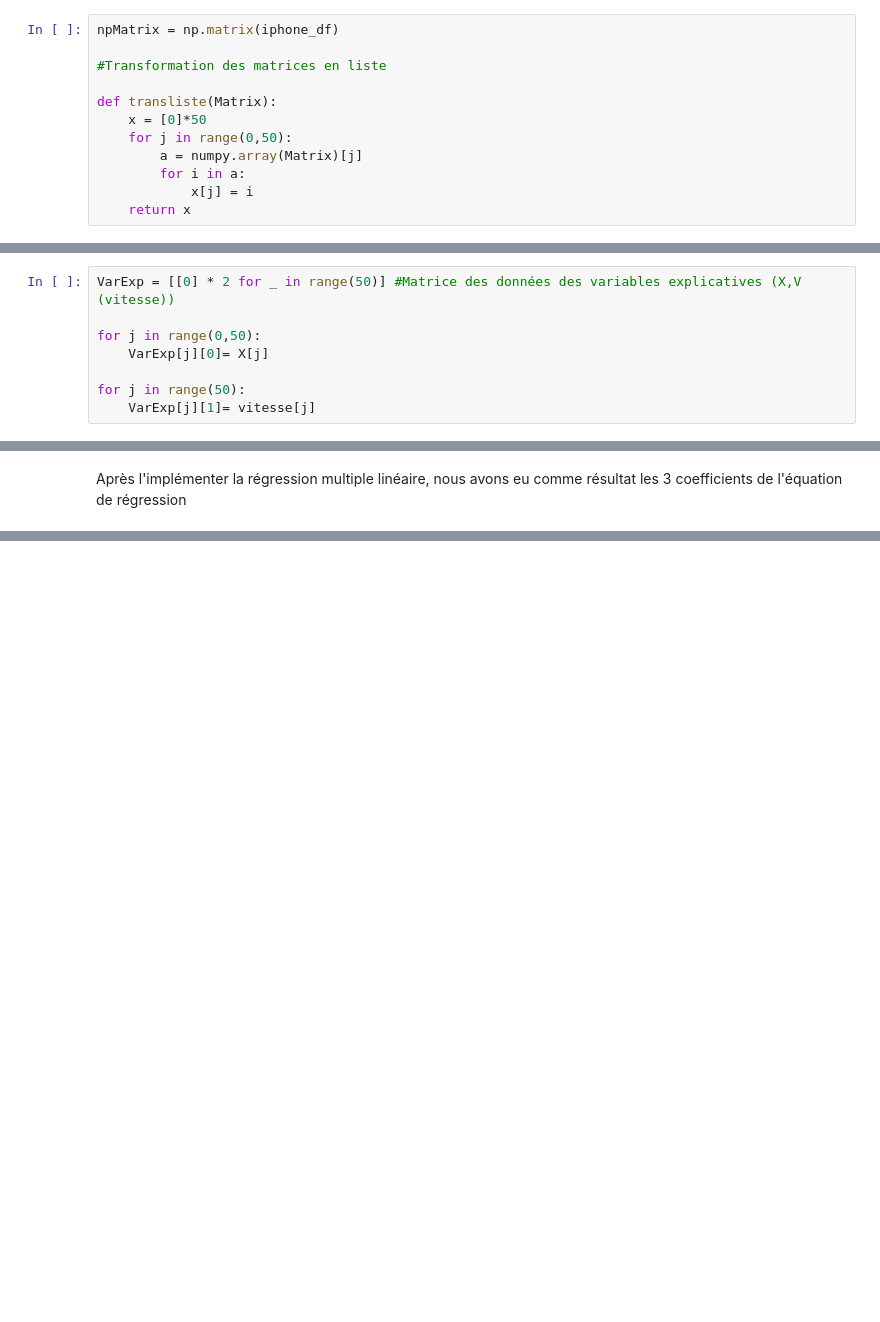
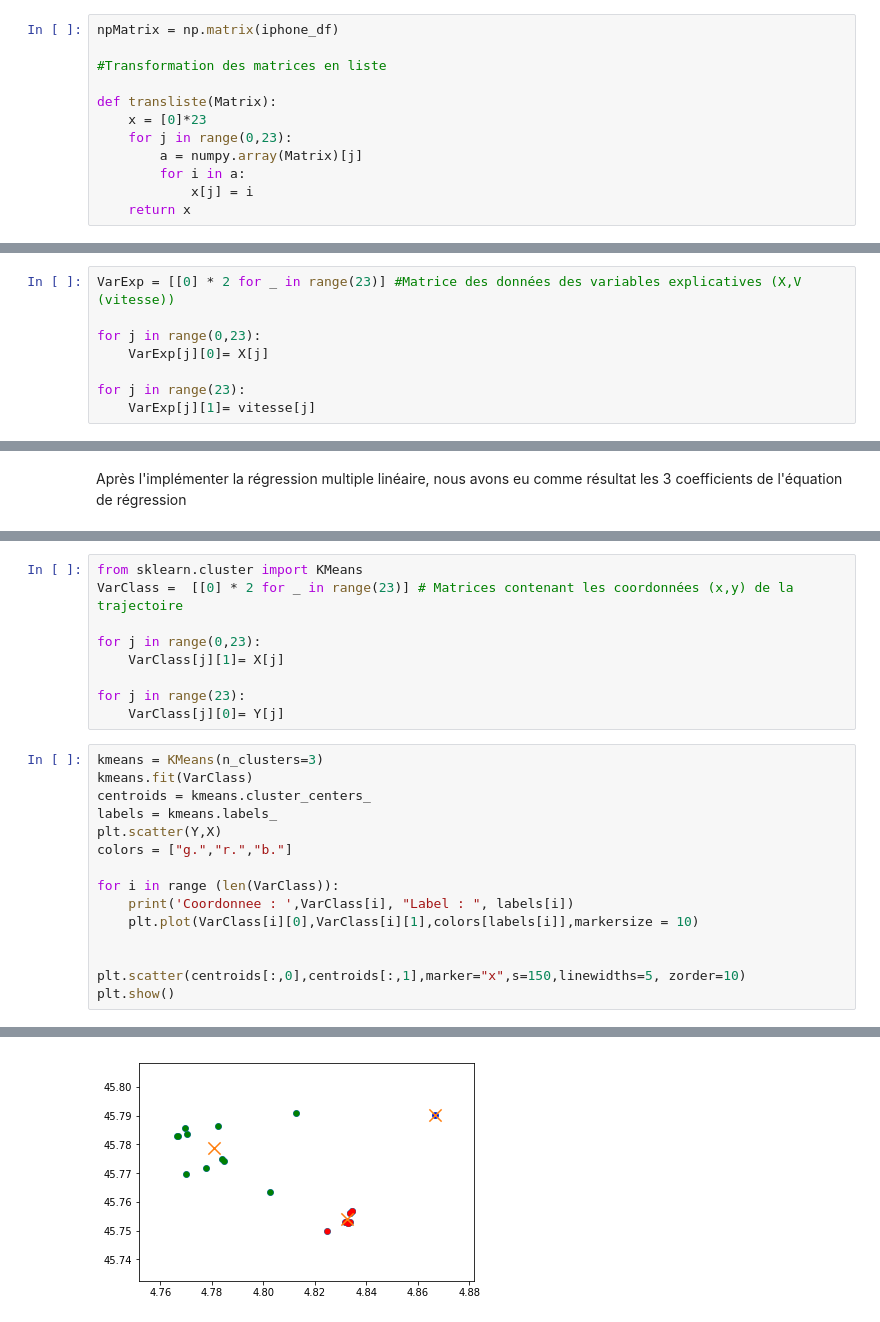
Before and after one commit to AmigoCap/PredicTrajec, a Jupyter notebook: PredictionTrajectoire.ipynb, the cells around one changed output, grey strips where cells are left out. Cells and saved outputs as stored; diff of their text form; blank space fills up the shorter version.

```diff
--- a/PredictionTrajectoire.ipynb
+++ b/PredictionTrajectoire.ipynb
@@ -350,8 +351,8 @@ npMatrix = np.matrix(iphone_df)
 #Transformation des matrices en liste
 
 def transliste(Matrix):
-    x = [0]*50
-    for j in range(0,50):
+    x = [0]*23
+    for j in range(0,23):
         a = numpy.array(Matrix)[j]
         for i in a:
             x[j] = i
@@ -359,12 +360,12 @@ def transliste(Matrix):
 # %%
 X, Y, time,vitesse = transliste(npMatrix[:,1]), transliste(npMatrix[:,2]), transliste(npMatrix[:,4]), transliste(npMatrix[:,7])
 # %%
-VarExp = [[0] * 2 for _ in range(50)] #Matrice des données des variables explicatives (X,V (vitesse))
+VarExp = [[0] * 2 for _ in range(23)] #Matrice des données des variables explicatives (X,V (vitesse))
 
-for j in range(0,50):
+for j in range(0,23):
     VarExp[j][0]= X[j]
 
-for j in range(50):
+for j in range(23):
     VarExp[j][1]= vitesse[j]
 # %%
 import statsmodels.api as sm #Importation d'un api permettant de calculer les coeffs de la régression multiple
@@ -393,0 +409,25 @@ Donc notre équation s'écrit sous la forme suivant Y =  -121.63567714705755 + 2
+# %%
+from sklearn.cluster import KMeans
+VarClass =  [[0] * 2 for _ in range(23)] # Matrices contenant les coordonnées (x,y) de la trajectoire
+
+for j in range(0,23):
+    VarClass[j][1]= X[j]
+
+for j in range(23):
+    VarClass[j][0]= Y[j]
+# %%
+kmeans = KMeans(n_clusters=3)
+kmeans.fit(VarClass)
+centroids = kmeans.cluster_centers_
+labels = kmeans.labels_
+plt.scatter(Y,X)
+colors = ["g.","r.","b."]
+
+for i in range (len(VarClass)):
+    print('Coordonnee : ',VarClass[i], "Label : ", labels[i])
+    plt.plot(VarClass[i][0],VarClass[i][1],colors[labels[i]],markersize = 10)
+
+
+plt.scatter(centroids[:,0],centroids[:,1],marker="x",s=150,linewidths=5, zorder=10)
+plt.show()
+# %% [output]
@@ -393,0 +451 @@ Donc notre équation s'écrit sous la forme suivant Y =  -121.63567714705755 + 2
+[figure, added]
```
Also changed, not shown: parts of 14 cells of this notebook, 1 other file.
